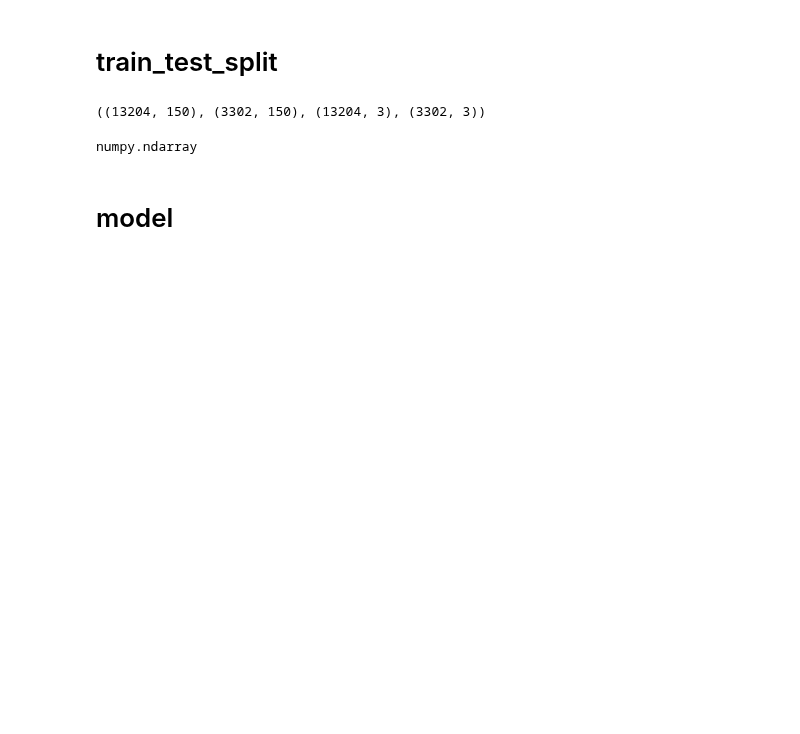
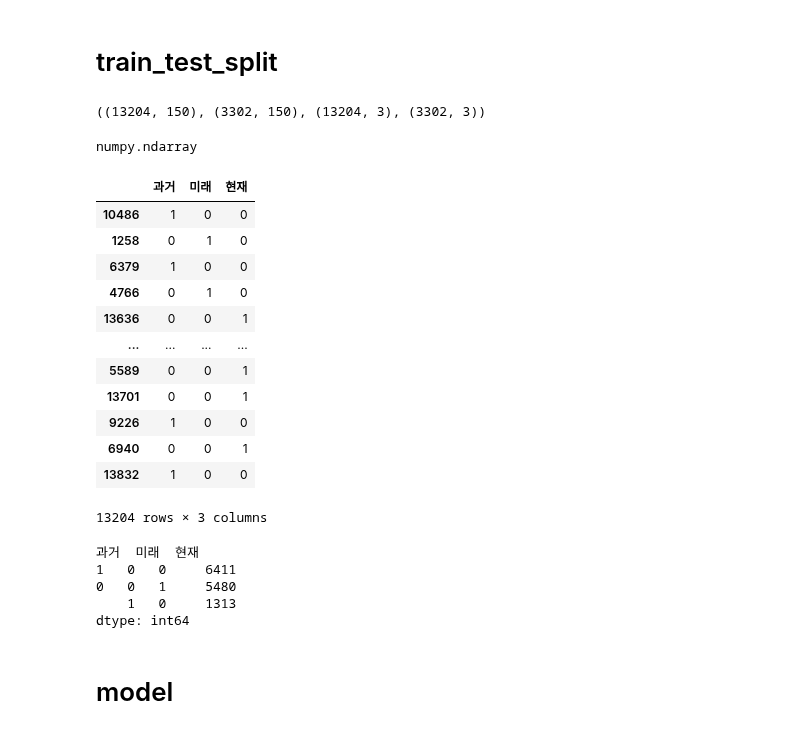
Before and after one commit to wumusill/AI_School, a Jupyter notebook: DL/MiniP_sentence.ipynb, the cells around one changed output. Saved outputs shown, nothing was run; the diff lists cells and outputs as text; code cells hidden in the pictures; blank space fills up the shorter version.

```diff
--- a/DL/MiniP_sentence.ipynb
+++ b/DL/MiniP_sentence.ipynb
@@ -82,3 +117,6 @@ x
 16538    김금희 소설가는 ＂계약서 조정이 그리 어려운가 작가를 격려한다면서 그런 문구 하나 ...
 16539    1만명이 넘는 방문자수를 기록한 이번 전시회는 총 77개 작품을 넥슨 사옥을 그대로...
 Name: 문장, Length: 16506, dtype: object
+# %%
+x = x.map(lambda x: x.lower())
+x
@@ -84,0 +136,3 @@ Name: 문장, Length: 16506, dtype: object
+# %%
+x = x.map(lambda x: re.sub("[^가-힣a-z ]", "", x))
+x
@@ -170,6 +237,30 @@ x_train.shape, x_val.shape, y_train.shape, y_val.shape
 type(x_train)
 # %% [output]
 numpy.ndarray
+# %%
+y_train
+# %% [output]
+|  | 과거 | 미래 | 현재 |
+| 10486 | 1 | 0 | 0 |
+| 1258 | 0 | 1 | 0 |
+| 6379 | 1 | 0 | 0 |
+| 4766 | 0 | 1 | 0 |
+| 13636 | 0 | 0 | 1 |
+| ... | ... | ... | ... |
+| 5589 | 0 | 0 | 1 |
+| 13701 | 0 | 0 | 1 |
+| 9226 | 1 | 0 | 0 |
+| 6940 | 0 | 0 | 1 |
+| 13832 | 1 | 0 | 0 |
+13204 rows × 3 columns
+# %%
+y_train.value_counts()
+# %% [output]
+과거  미래  현재
+1   0   0     6411
+0   0   1     5480
+    1   0     1313
+dtype: int64
 # %% [markdown]
 # model
 # %%
```
Also changed, not shown: parts of 9 cells of this notebook, 2 other files.
